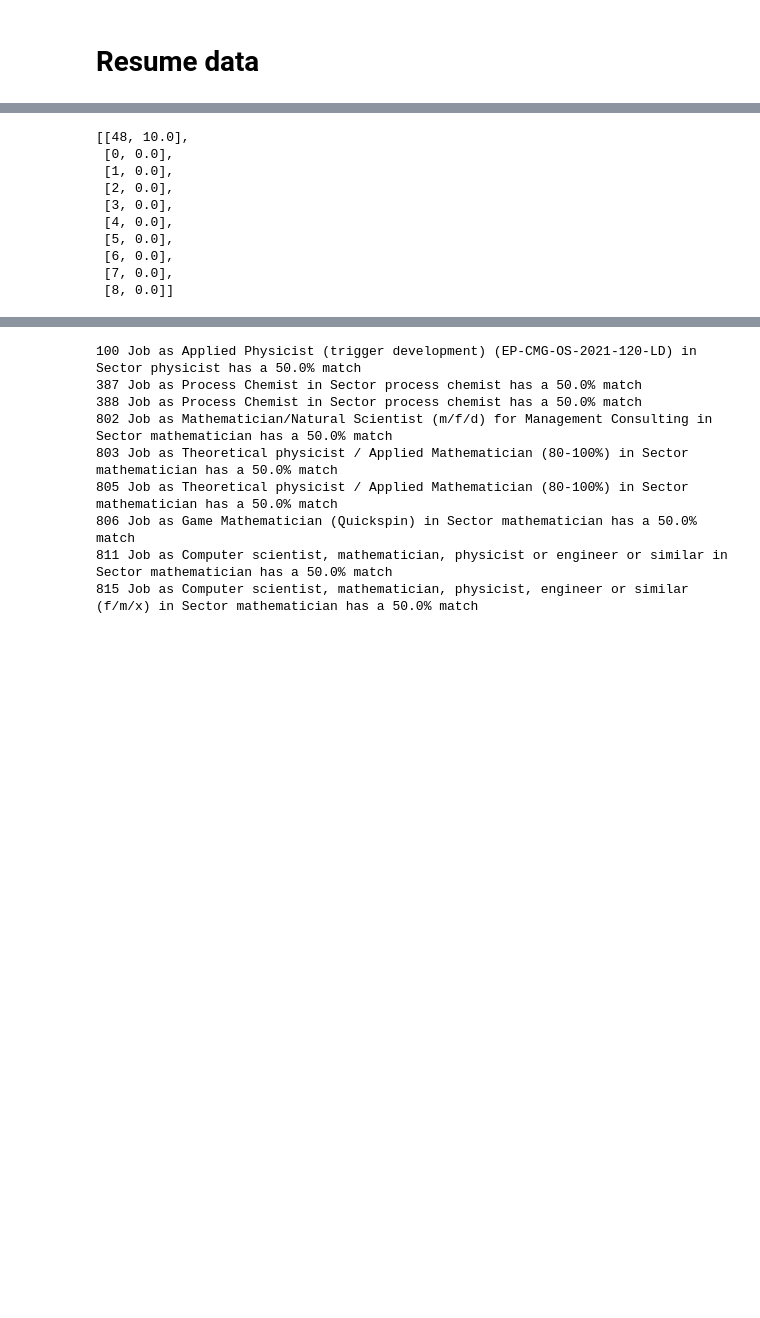
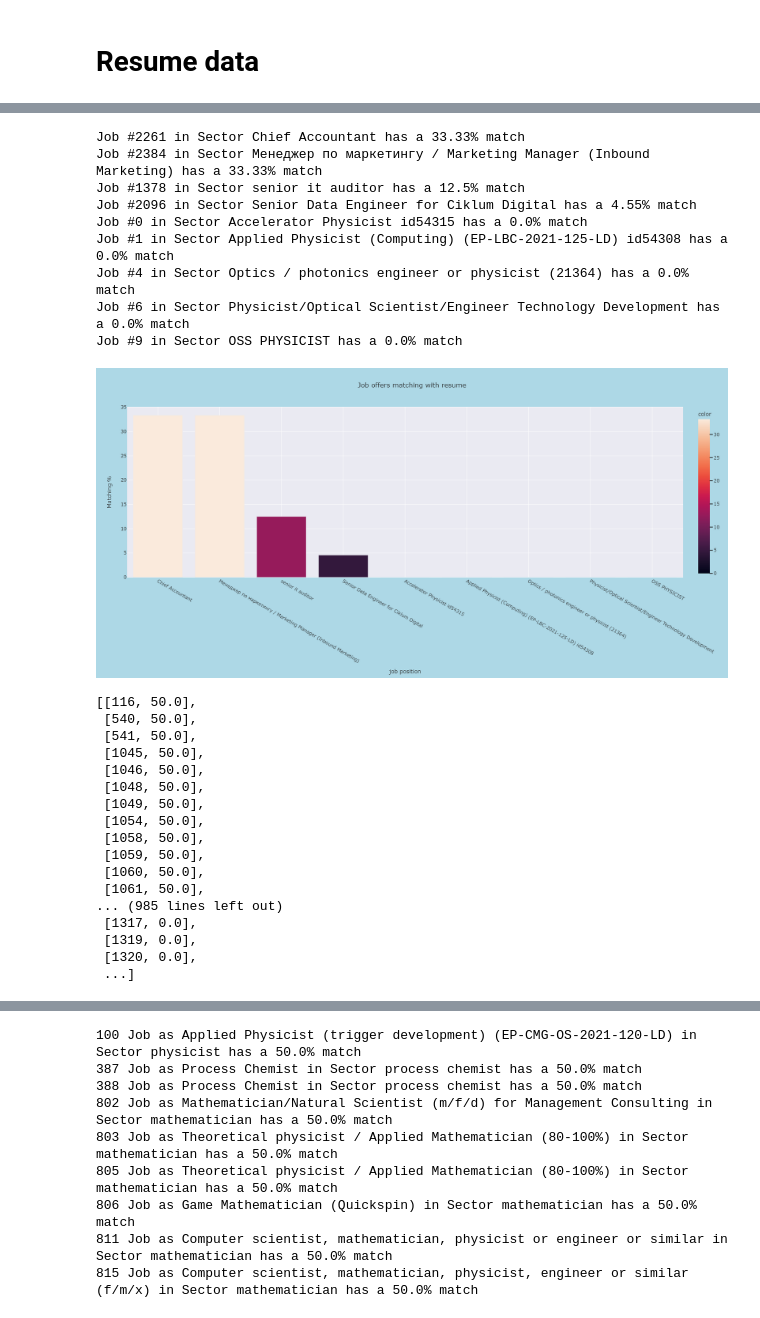
Before and after one commit to macrodrigues/skills_matcher, a Jupyter notebook: notebooks/Resume_new.ipynb, the cells around one changed output, grey strips where cells are left out. Saved outputs shown, nothing was run; the diff lists cells and outputs as text; code cells hidden in the pictures; blank space fills up the shorter version.

Commit message:
added matching/data extracting functions

```diff
--- a/notebooks/Resume_new.ipynb
+++ b/notebooks/Resume_new.ipynb
@@ -327,22 +179,6 @@ data_cleaned.loc[df_JD['job'] == 'mathematician', ['job', 'position', 'location'
-# %%
-def extract_jd(inp = None):
-    df_JD = pd.read_csv(PATH_DATA)
-
-    if inp == None:
-        data = df_JD.apply(get_dict, axis=1)
-        data.drop(columns = ["ISCO", "major_job"], inplace = True)
-    else:
-        df_JD = df_JD.loc[df_JD['job'] == inp, ['job', 'position', 'location', 'description',
-                              'entities_auto_label', 'entities_manual_label']]
-        data = df_JD.apply(get_dict, axis=1)
-        data.reset_index(inplace = True)
-
-    data.drop(columns = ['entities_auto_label', 'entities_manual_label'], inplace = True)
-
-    return data
+# %%
+skill_list = extract_resume_skills(df_cleaned_Resume['Resume_str'][0])
+# %%
+data = extract_jd()
 # %%
 inp = 'mathematician'
-# %%
-data = extract_jd(inp)
-JD_set = data["SKILL"].apply(set)
-data.head(50)
@@ -367,3 +185,17 @@ data.head(50)
+# %%
+pct_list = match_skills(JD_set, skill_list, data)
+pct_list
+# %% [output]
+Job #2261 in Sector Chief Accountant has a 33.33% match
+Job #2384 in Sector Менеджер по маркетингу / Marketing Manager (Inbound Marketing) has a 33.33% match
+Job #1378 in Sector senior it auditor has a 12.5% match
+Job #2096 in Sector Senior Data Engineer for Ciklum Digital has a 4.55% match
+Job #0 in Sector Accelerator Physicist id54315 has a 0.0% match
+Job #1 in Sector Applied Physicist (Computing) (EP-LBC-2021-125-LD) id54308 has a 0.0% match
+Job #4 in Sector Optics / photonics engineer or physicist (21364) has a 0.0% match
+Job #6 in Sector Physicist/Optical Scientist/Engineer Technology Development has a 0.0% match
+Job #9 in Sector OSS PHYSICIST has a 0.0% match
+[figure, added]
 # %%
 pct_list = []
 
@@ -383,16 +215,23 @@ for i in range(0, len(JD_set)):
 #pct_list.sort(key=lambda x: x[1], reverse = True)
 new_pct = sorted(pct_list, key=lambda x: x[1], reverse = True)
 #pct_list = pct_list[0:10]
-
-new_pct[0:10]
+new_pct = [x for x in new_pct if int(x[0]) > 0] or None
+new_pct
 # %% [output]
-[[48, 10.0],
- [0, 0.0],
- [1, 0.0],
- [2, 0.0],
- [3, 0.0],
- [4, 0.0],
- [5, 0.0],
- [6, 0.0],
- [7, 0.0],
- [8, 0.0]]
+[[116, 50.0],
+ [540, 50.0],
+ [541, 50.0],
+ [1045, 50.0],
+ [1046, 50.0],
+ [1048, 50.0],
+ [1049, 50.0],
+ [1054, 50.0],
+ [1058, 50.0],
+ [1059, 50.0],
+ [1060, 50.0],
+ [1061, 50.0],
+... (985 lines left out)
+ [1317, 0.0],
+ [1319, 0.0],
+ [1320, 0.0],
+ ...]
```
Also changed, not shown: parts of 35 cells of this notebook, 4 other files.
